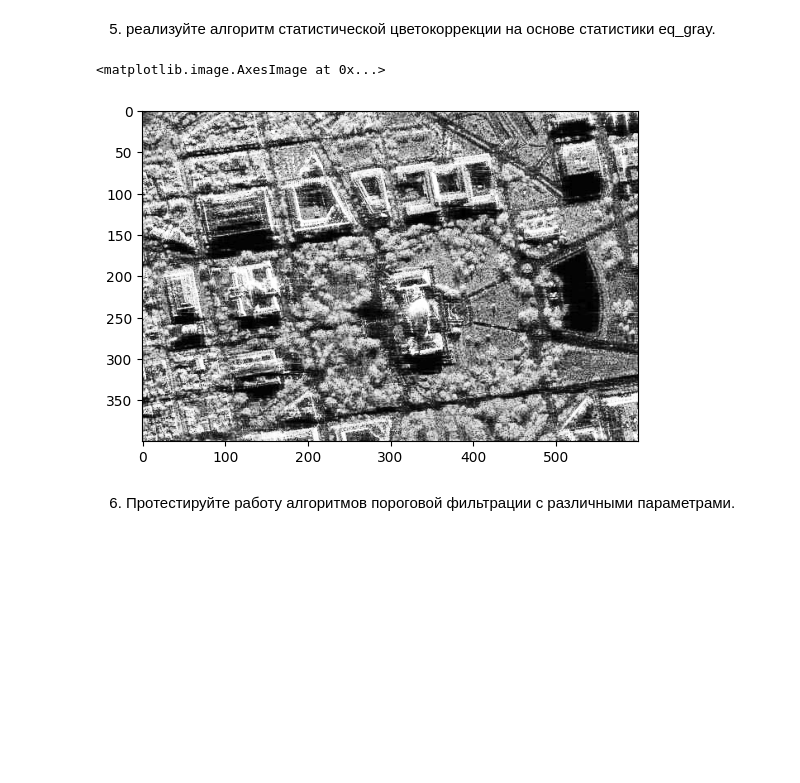
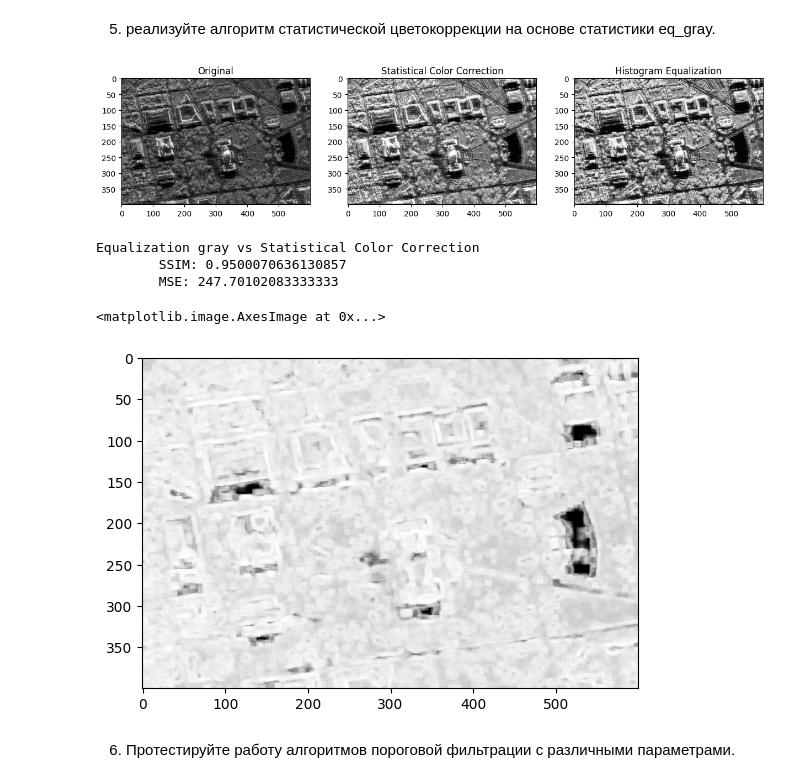
Before and after one commit to Serebro1/UNN_DE_IP_HomeTasks, a Jupyter notebook: 1_Intro_Color_models/Practice_1/DE_IP_HomeTask_1.ipynb, the cells around one changed output. Drawn from its saved outputs; the diff is of its cells as text; code cells hidden in the pictures; blank space fills up the shorter version.

```diff
--- a/1_Intro_Color_models/Practice_1/DE_IP_HomeTask_1.ipynb
+++ b/1_Intro_Color_models/Practice_1/DE_IP_HomeTask_1.ipynb
@@ -113,13 +113,47 @@ Orig vs img_gamma > 1
 # %% [markdown]
 5. реализуйте алгоритм статистической цветокоррекции на основе статистики eq_gray.
 # %%
-mean = image.mean()
-std = image.std()
+def static_color_correction(source, refer):
+    mean_src = source.mean()
+    std_src = source.std()
+
+    mean_ref = refer.mean()
+    std_ref = refer.std()
+
+    image_corr = (source - mean_src) * (std_ref / std_src) + mean_ref
+    return np.clip(image_corr, 0, 255).astype(np.uint8)
+
+
 eq_gray = cv2.equalizeHist(image)
-plt.imshow(eq_gray, cmap="gray")
+image_corr = static_color_correction(image, eq_gray)
+
+fig, axs = plt.subplots(1, 3, figsize=(15, 5))
+
+axs[0].imshow(image, cmap='gray')
+axs[0].set_title('Original')
+
+axs[1].imshow(image_corr, cmap='gray')
+axs[1].set_title('Statistical Color Correction')
+
+axs[2].imshow(eq_gray, cmap='gray')
+axs[2].set_title('Histogram Equalization')
+
+plt.show()
+
+(ssim, diff) = structural_similarity(image_corr, eq_gray, full=True)
+diff = (diff * 255).astype("uint8")
+print("Equalization gray vs Statistical Color Correction")
+print(f"\tSSIM: {ssim}")
+print(f"\tMSE: {mean_squared_error(image_corr, eq_gray)}")
+
+plt.imshow(diff, cmap="gray")
 # %% [output]
+[figure, new version]
-<matplotlib.image.AxesImage at 0x...>
+Equalization gray vs Statistical Color Correction
+        SSIM: 0.9500070636130857
+        MSE: 247.70102083333333
-[figure, old version]
+<matplotlib.image.AxesImage at 0x...>
+[figure, added]
 # %% [markdown]
 6. Протестируйте работу алгоритмов пороговой фильтрации с различными параметрами.
 # %%
```
